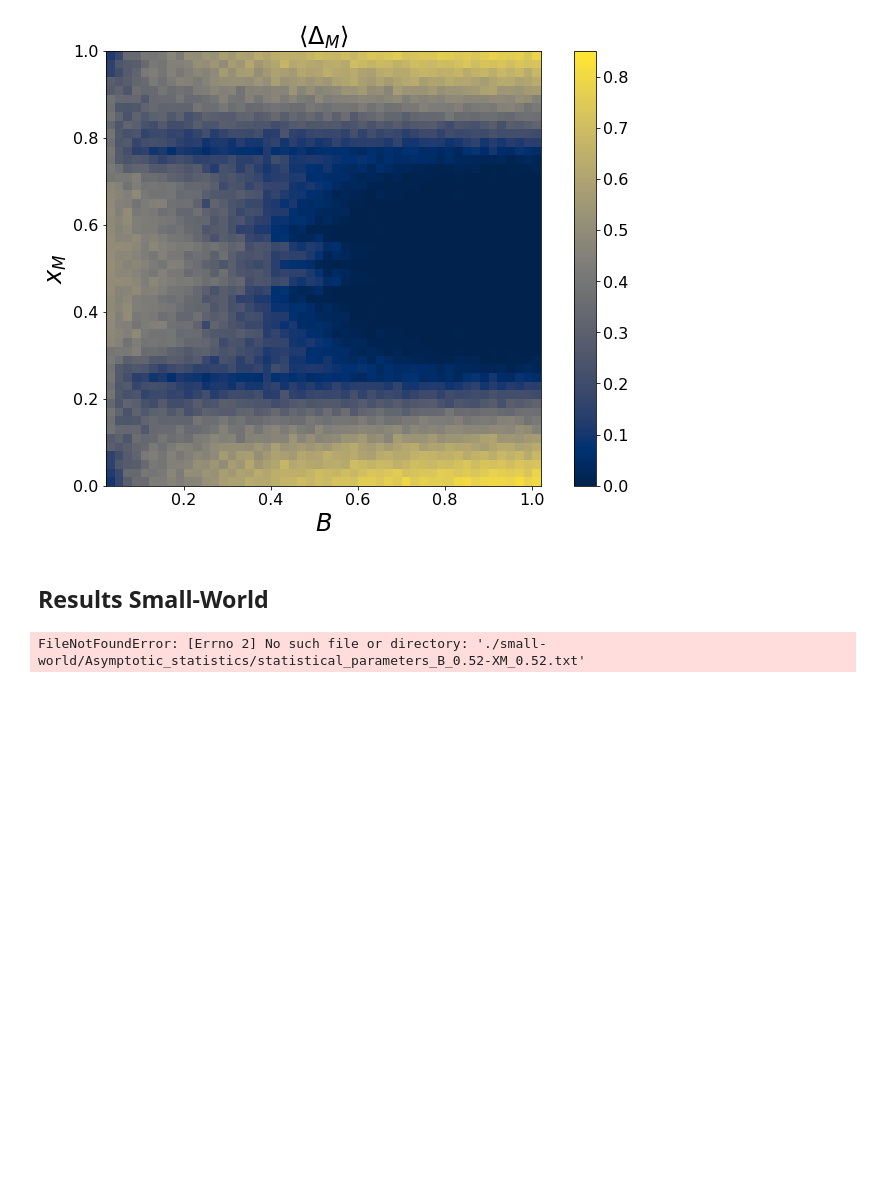
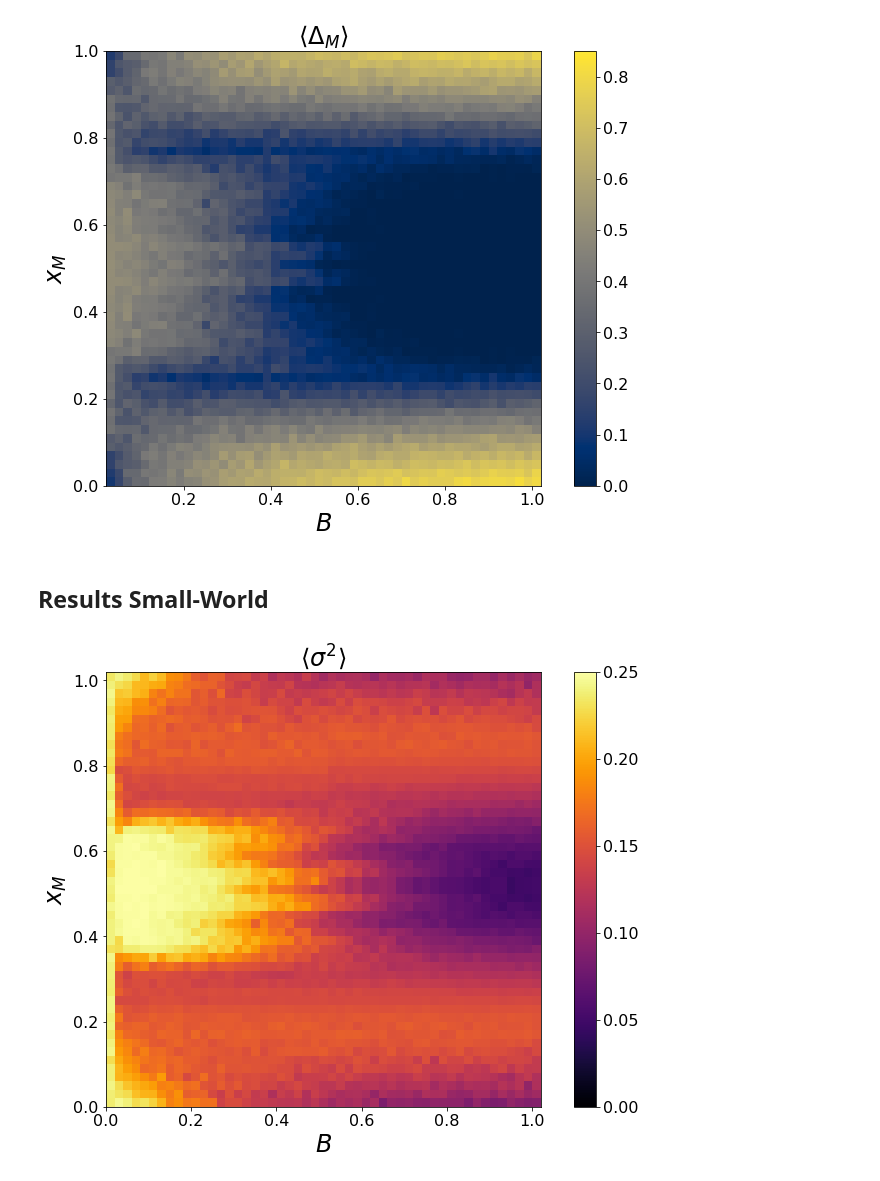
Before and after one commit to mateocarpio/ARM-Global-Field, a Jupyter notebook: Getting_Results_ARM_MM.ipynb, the cells around one changed output. Saved outputs shown, nothing was run; the diff lists cells and outputs as text; code cells hidden in the pictures; blank space fills up the shorter version.

```diff
--- a/Getting_Results_ARM_MM.ipynb
+++ b/Getting_Results_ARM_MM.ipynb
@@ -214,16 +214,17 @@ plt.close()
 # Define the range of T and R values
 delta = 0.02
 B_i = 0.00
-B_f = 1.02
+B_f = 0.52
 XM_i = 0.00
 XM_f = 1.02
 B_range = np.arange(B_i, B_f , delta)
 XM_range = np.arange(XM_i, XM_f, delta)
 
 # Initialize an empty matrix to store the data
-data_matrix_var = np.zeros((len(B_range), len(XM_range)))
-data_matrix_S_max = np.zeros((len(B_range), len(XM_range)))
-data_matrix_Delta_M = np.zeros((len(B_range), len(XM_range)))
+data_matrix_var = np.zeros((2*len(B_range)-1,len(XM_range)))
+data_matrix_S_max = np.zeros((2*len(B_range)-1,len(XM_range)))
+data_matrix_Delta_M = np.zeros((2*len(B_range)-1,len(XM_range)))
+
 # Loop through each file
 for B_index, B in enumerate(B_range):
     for XM_index, XM in enumerate(XM_range):
@@ -238,5 +239,61 @@ for B_index, B in enumerate(B_range):
         data_matrix_var[B_index, XM_index] = var_value
         data_matrix_S_max[B_index, XM_index] = S_max_value/100
         data_matrix_Delta_M[B_index, XM_index] = Delta_M_value/100
+
+B_i = 0.52
+B_f = 1.02
+XM_i = 0.00
+XM_f = 0.52
+B_range = np.arange(B_i, B_f , delta)
+XM_range = np.arange(XM_i, XM_f, delta)
+
+# Loop through each file
+for B_index, B in enumerate(B_range):
+    for XM_index, XM in enumerate(XM_range):
+        # Load the data from the file
+        file_path = "./small-world/Asymptotic_statistics/statistical_parameters_B_{:.2f}-XM_{:.2f}.txt".format(round(B, 2), round(XM, 2))
+        with open(file_path, "r") as f:
+            lines = f.readlines()
+        var_value = float(lines[-1].split()[2])
+        S_max_value = float(lines[-1].split()[1])
+        Delta_M_value = float(lines[-1].split()[3])
+        # Store the last value in the data matrix
+        data_matrix_var[B_index + 26, XM_index] = var_value
+        data_matrix_S_max[B_index + 26, XM_index] = S_max_value/100
+        data_matrix_Delta_M[B_index +26 , XM_index] = Delta_M_value/100
+
+# Loop through each file
+for B_index, B in enumerate(B_range):
+    for XM_index, XM in enumerate(XM_range):
+        # Load the data from the file
+        file_path = "./small-world/Asymptotic_statistics/statistical_parameters_B_{:.2f}-XM_{:.2f}.txt".format(round(B, 2), round(XM, 2))
+        with open(file_path, "r") as f:
+            lines = f.readlines()
+        var_value = float(lines[-1].split()[2])
+        S_max_value = float(lines[-1].split()[1])
+        Delta_M_value = float(lines[-1].split()[3])
+        # Store the last value in the data matrix
+        data_matrix_var[B_index + 26, -XM_index] = var_value
+        data_matrix_S_max[B_index + 26, -XM_index] = S_max_value/100
+        data_matrix_Delta_M[B_index +26 , -XM_index] = Delta_M_value/100
-# %% [output]
-FileNotFoundError: [Errno 2] No such file or directory: './small-world/Asymptotic_statistics/statistical_parameters_B_0.52-XM_0.52.txt'
+# %%
+
+fig = plt.figure(figsize=(12,8))
+plt.title(r"$ \langle \sigma ^2 \rangle $", fontsize=24)
+plt.ylim((0,1.02))
+plt.xlim((0,1.02))
+plt.xlabel("$B$", size = 24)
+plt.ylabel("$x_{M}$", size = 24)
+ax = plt.gca()
+ax.tick_params(axis = 'both', which = 'major', labelsize = 16)
+ax.tick_params(axis = 'both', which = 'minor', labelsize = 16)
+vmin = 0.0
+vmax = 0.25
+im = plt.imshow(data_matrix_var.T, cmap="inferno", origin="lower",extent=[0, 1.02, 0, 1.02], vmin=vmin, vmax=vmax)
+cbar = fig.colorbar(im, ax=ax)
+cbar.ax.tick_params(labelsize=16)
+plt.savefig("./small-world/images/SW_Grid_B_XM_var.eps", format='eps', transparent=True, bbox_inches='tight', pad_inches=0.1)
+plt.show()
+plt.close()
+# %% [output]
+[figure, added]
```
Also changed, not shown: parts of 2 cells of this notebook.
